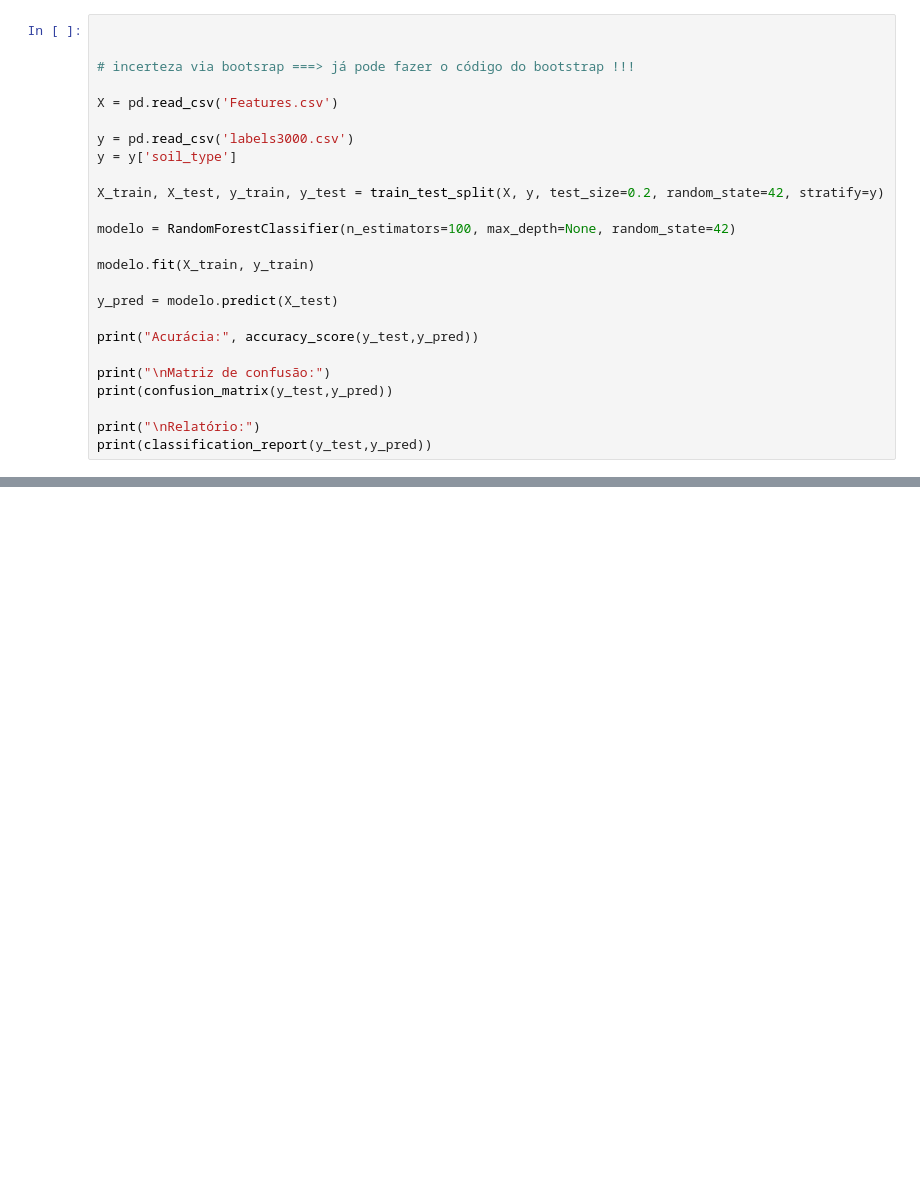
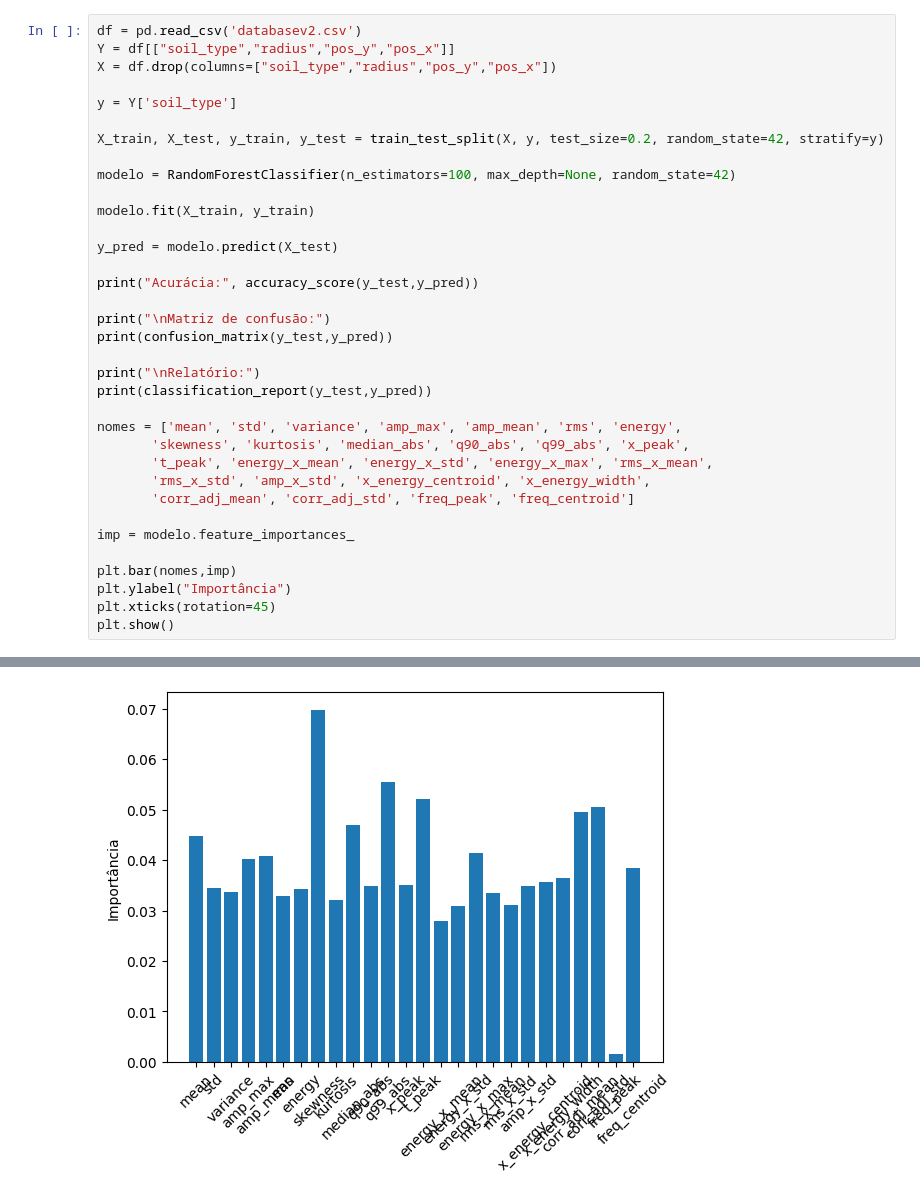
Before and after one commit to andrefsr/Machine-Learning-on-detection-of-buried-cylinders-via-GPR, a Jupyter notebook: sec_sim/machine_learning/machine_learning.ipynb, the cells around one changed output, grey strips where cells are left out. Saved outputs shown, nothing was run; the diff lists cells and outputs as text; blank space fills up the shorter version.

```diff
--- a/sec_sim/machine_learning/machine_learning.ipynb
+++ b/sec_sim/machine_learning/machine_learning.ipynb
@@ -18,12 +19,9 @@ resultado = bootstrap(
 # %%
+df = pd.read_csv('databasev2.csv')
+Y = df[["soil_type","radius","pos_y","pos_x"]]
+X = df.drop(columns=["soil_type","radius","pos_y","pos_x"])
 
-
-# incerteza via bootsrap ===> já pode fazer o código do bootstrap !!!
-
-X = pd.read_csv('Features.csv')
-
-y = pd.read_csv('labels3000.csv')
-y = y['soil_type']
+y = Y['soil_type']
 
 X_train, X_test, y_train, y_test = train_test_split(X, y, test_size=0.2, random_state=42, stratify=y)
 
@@ -40,4 +38,17 @@ print(confusion_matrix(y_test,y_pred))
 
 print("\nRelatório:")
 print(classification_report(y_test,y_pred))
+
+nomes = ['mean', 'std', 'variance', 'amp_max', 'amp_mean', 'rms', 'energy',
+       'skewness', 'kurtosis', 'median_abs', 'q90_abs', 'q99_abs', 'x_peak',
+       't_peak', 'energy_x_mean', 'energy_x_std', 'energy_x_max', 'rms_x_mean',
+       'rms_x_std', 'amp_x_std', 'x_energy_centroid', 'x_energy_width',
+       'corr_adj_mean', 'corr_adj_std', 'freq_peak', 'freq_centroid']
+
+imp = modelo.feature_importances_
+
+plt.bar(nomes,imp)
+plt.ylabel("Importância")
+plt.xticks(rotation=45)
+plt.show()
 # %% [output]
@@ -61 +72,2 @@ weighted avg       0.56      0.57      0.57       600
+[figure, added]
 # %%
```
Also changed, not shown: parts of 5 cells of this notebook, 7 other files.
